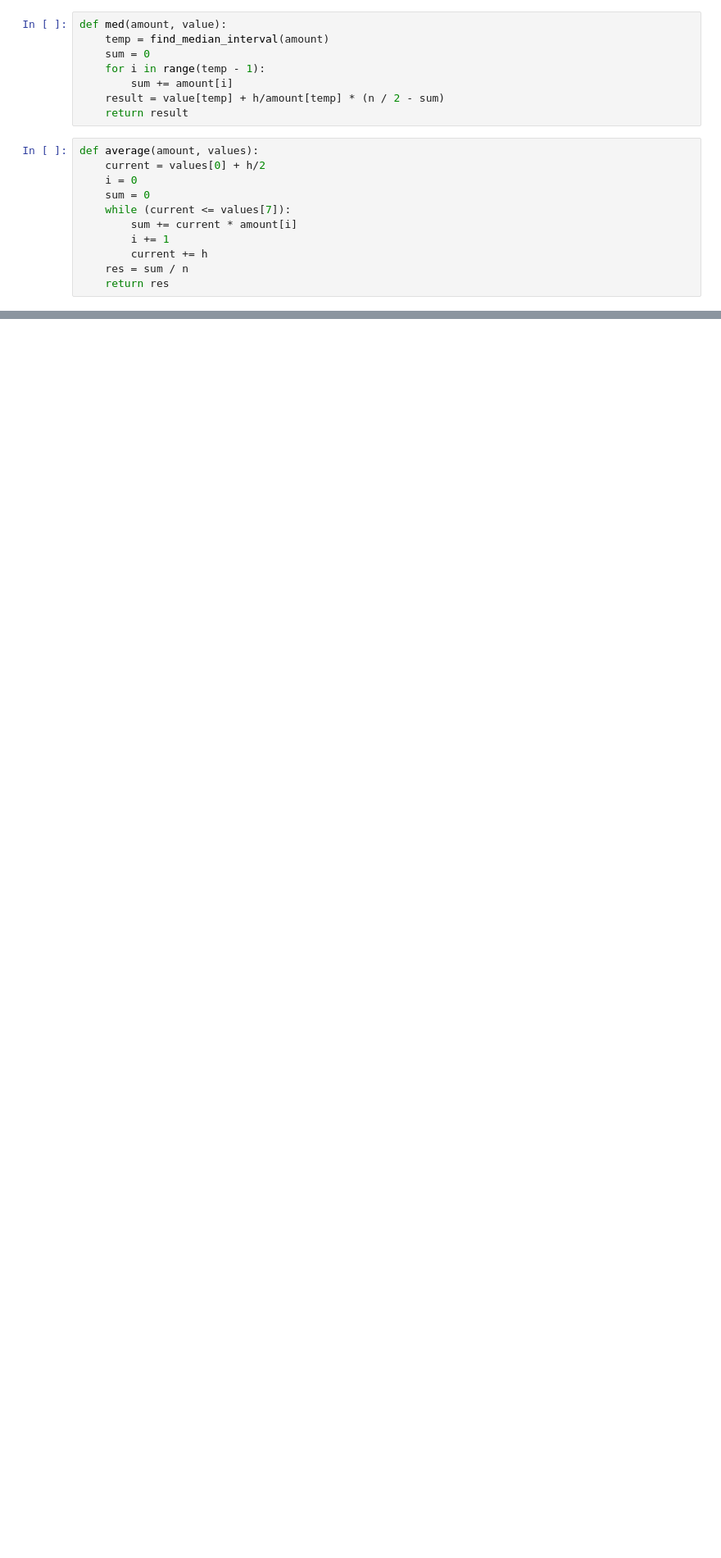
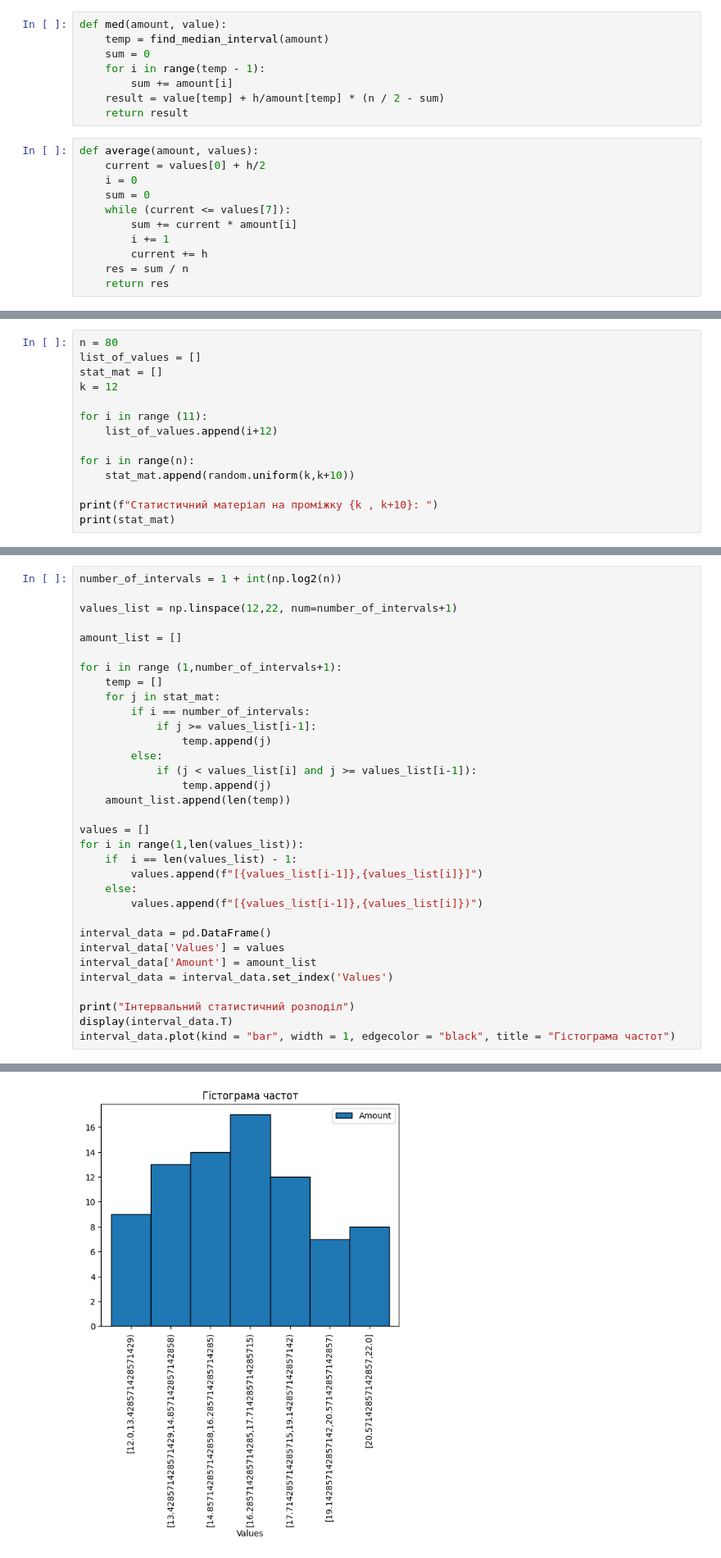
Before and after one commit to Kitukl/MS, a Jupyter notebook: lab1.ipynb, the cells around one changed output, grey strips where cells are left out. Shown at 82% size. Saved outputs shown, nothing was run; the diff lists cells and outputs as text; blank space fills up the shorter version.

```diff
--- a/lab1.ipynb
+++ b/lab1.ipynb
@@ -326,0 +358,14 @@ SyntaxError: f-string: valid expression required before '}' (1901773730.py, line
+# %%
+n = 80
+list_of_values = []
+stat_mat = []
+k = 12
+
+for i in range (11):
+	list_of_values.append(i+12)
+
+for i in range(n):
+	stat_mat.append(random.uniform(k,k+10))
+
+print(f"Статистичний матеріал на проміжку {k , k+10}: ")
+print(stat_mat)
@@ -326,0 +375,34 @@ SyntaxError: f-string: valid expression required before '}' (1901773730.py, line
+# %%
+number_of_intervals = 1 + int(np.log2(n))
+
+values_list = np.linspace(12,22, num=number_of_intervals+1)
+
+amount_list = []
+
+for i in range (1,number_of_intervals+1):
+	temp = []
+	for j in stat_mat:
+		if i == number_of_intervals:
+			if j >= values_list[i-1]:
+				temp.append(j)
+		else:
+			if (j < values_list[i] and j >= values_list[i-1]):
+				temp.append(j)
+	amount_list.append(len(temp))
+
+values = []
+for i in range(1,len(values_list)):
+	if  i == len(values_list) - 1:
+		values.append(f"[{values_list[i-1]},{values_list[i]}]")
+	else:
+		values.append(f"[{values_list[i-1]},{values_list[i]})")
+
+interval_data = pd.DataFrame()
+interval_data['Values'] = values
+interval_data['Amount'] = amount_list
+interval_data = interval_data.set_index('Values')
+
+print("Інтервальний статистичний розподіл")
+display(interval_data.T)
+interval_data.plot(kind = "bar", width = 1, edgecolor = "black", title = "Гістограма частот")
+# %% [output]
@@ -326,0 +413 @@ SyntaxError: f-string: valid expression required before '}' (1901773730.py, line
+[figure, added]
```
Also changed, not shown: parts of 22 cells of this notebook.
